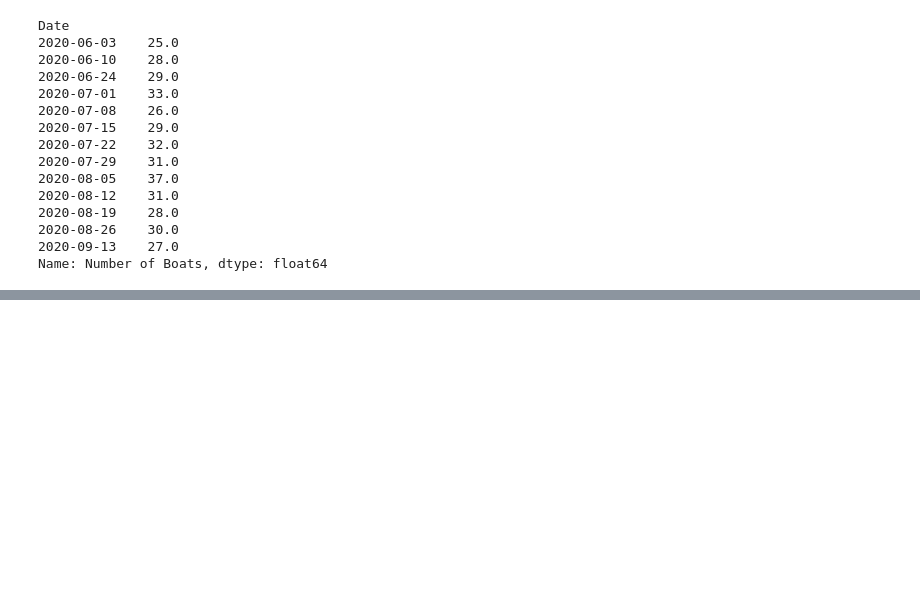
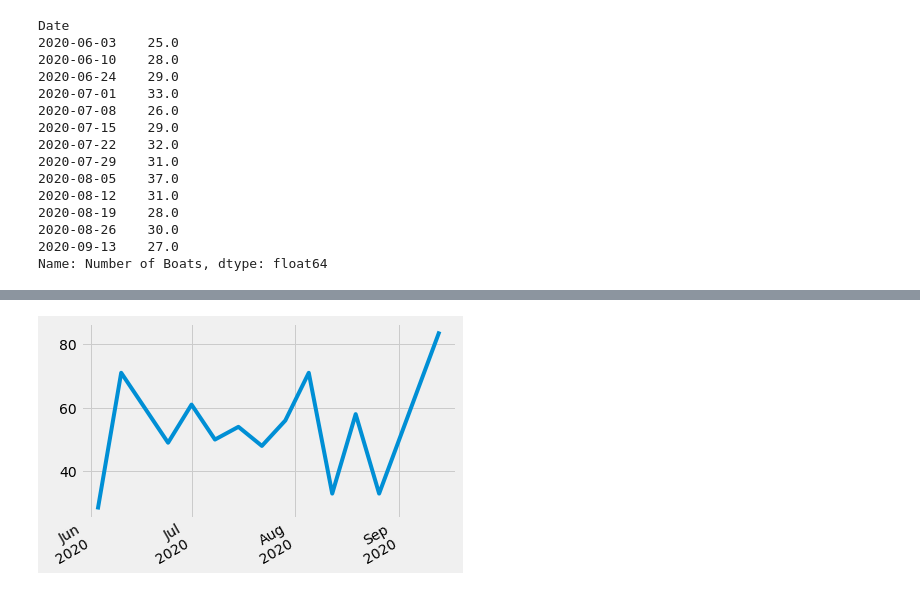
Before and after one commit to istarlet/buddy_bass_tournament, a Jupyter notebook: buddy_bass.ipynb, the cells around one changed output, grey strips where cells are left out. Saved outputs shown, nothing was run; the diff lists cells and outputs as text; code cells hidden in the pictures; blank space fills up the shorter version.

```diff
--- a/buddy_bass.ipynb
+++ b/buddy_bass.ipynb
@@ -245,0 +265,14 @@ plt.show()
+# %%
+
+
+plt.figure()
+plt.plot(buddy_bass_2020['Date'], buddy_bass_2020['Total No of Fish Caught'])
+ax = plt.gca()
+loc = mdates.MonthLocator(interval=1)
+ax.xaxis.set_major_locator(loc)
+fmt = mdates.DateFormatter('%b\n%Y')
+ax.xaxis.set_major_formatter(fmt)
+plt.gcf().autofmt_xdate() # Rotation
+plt.show()
+# %% [output]
+[figure, added]
```
Also changed, not shown: parts of 3 cells of this notebook.
